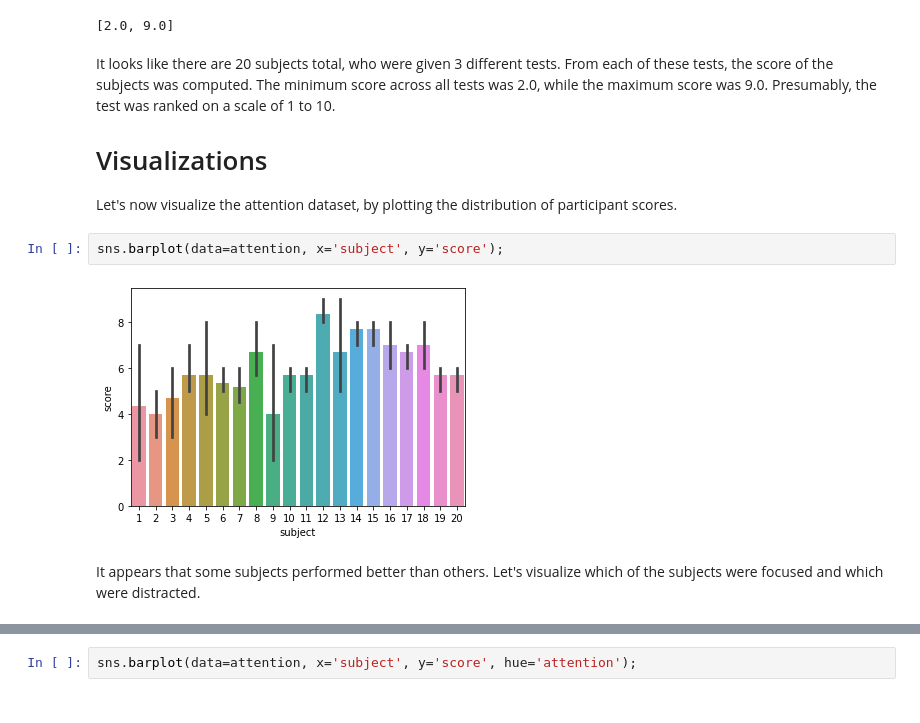
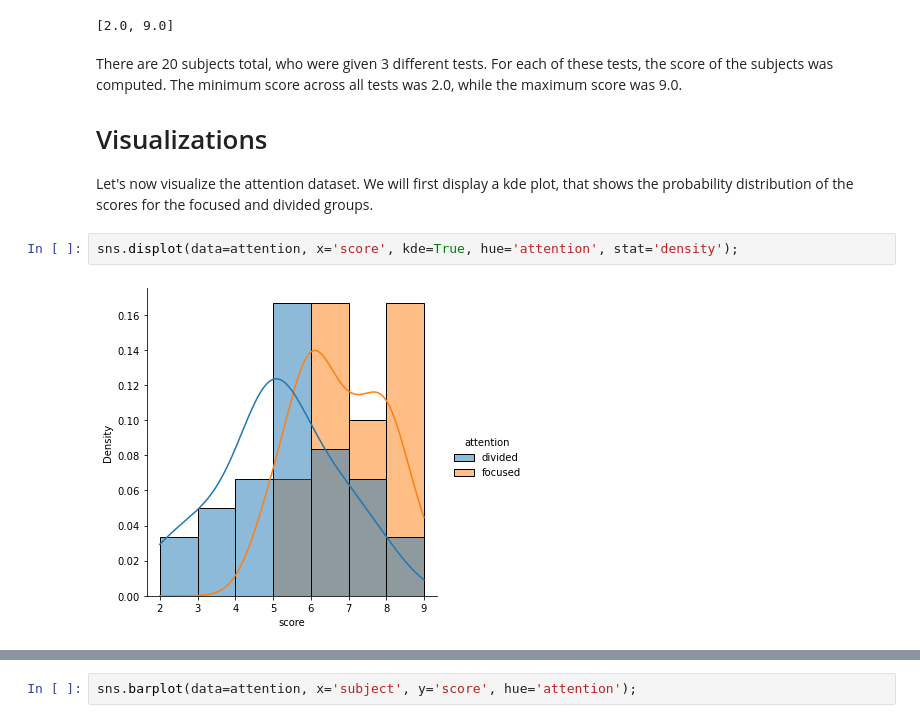
Before and after one commit to ahaldankar-vt/ahaldankar-vt.github.io, a Jupyter notebook: SampleBlog/posts/prob_theory/index.ipynb, the cells around one changed output, grey strips where cells are left out. Cells and saved outputs as stored; diff of their text form.

Commit message:
Added better visualizations (kde plots)

```diff
--- a/SampleBlog/posts/prob_theory/index.ipynb
+++ b/SampleBlog/posts/prob_theory/index.ipynb
@@ -80,14 +80,12 @@ attention.shape
 # %% [output]
 [2.0, 9.0]
 # %% [markdown]
-It looks like there are 20 subjects total, who were given 3 different tests. From each of these tests, the score of the subjects was computed. The minimum score across all tests was 2.0, while the maximum score was 9.0. Presumably, the test was ranked on a scale of 1 to 10.
+There are 20 subjects total, who were given 3 different tests. For each of these tests, the score of the subjects was computed. The minimum score across all tests was 2.0, while the maximum score was 9.0.
 
 # Visualizations
 
-Let's now visualize the attention dataset, by plotting the distribution of participant scores.
+Let's now visualize the attention dataset. We will first display a kde plot, that shows the probability distribution of the scores for the focused and divided groups.
 # %%
-sns.barplot(data=attention, x='subject', y='score');
+sns.displot(data=attention, x='score', kde=True, hue='attention', stat='density');
 # %% [output]
-[figure, old version]
+[figure, new version]
-# %% [markdown]
-It appears that some subjects performed better than others. Let's visualize which of the subjects were focused and which were distracted.
```
Also changed, not shown: parts of 2 cells of this notebook.
